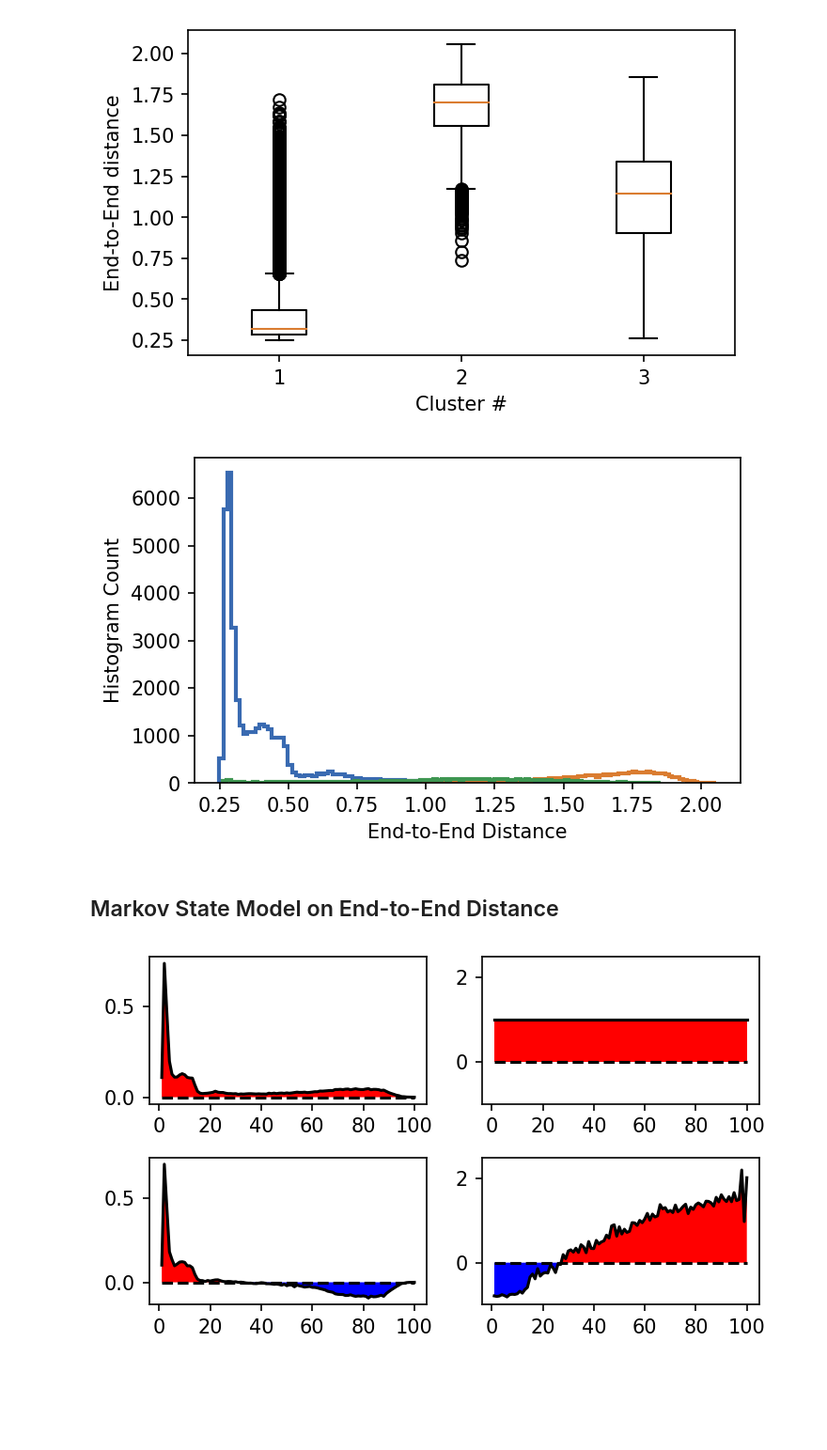
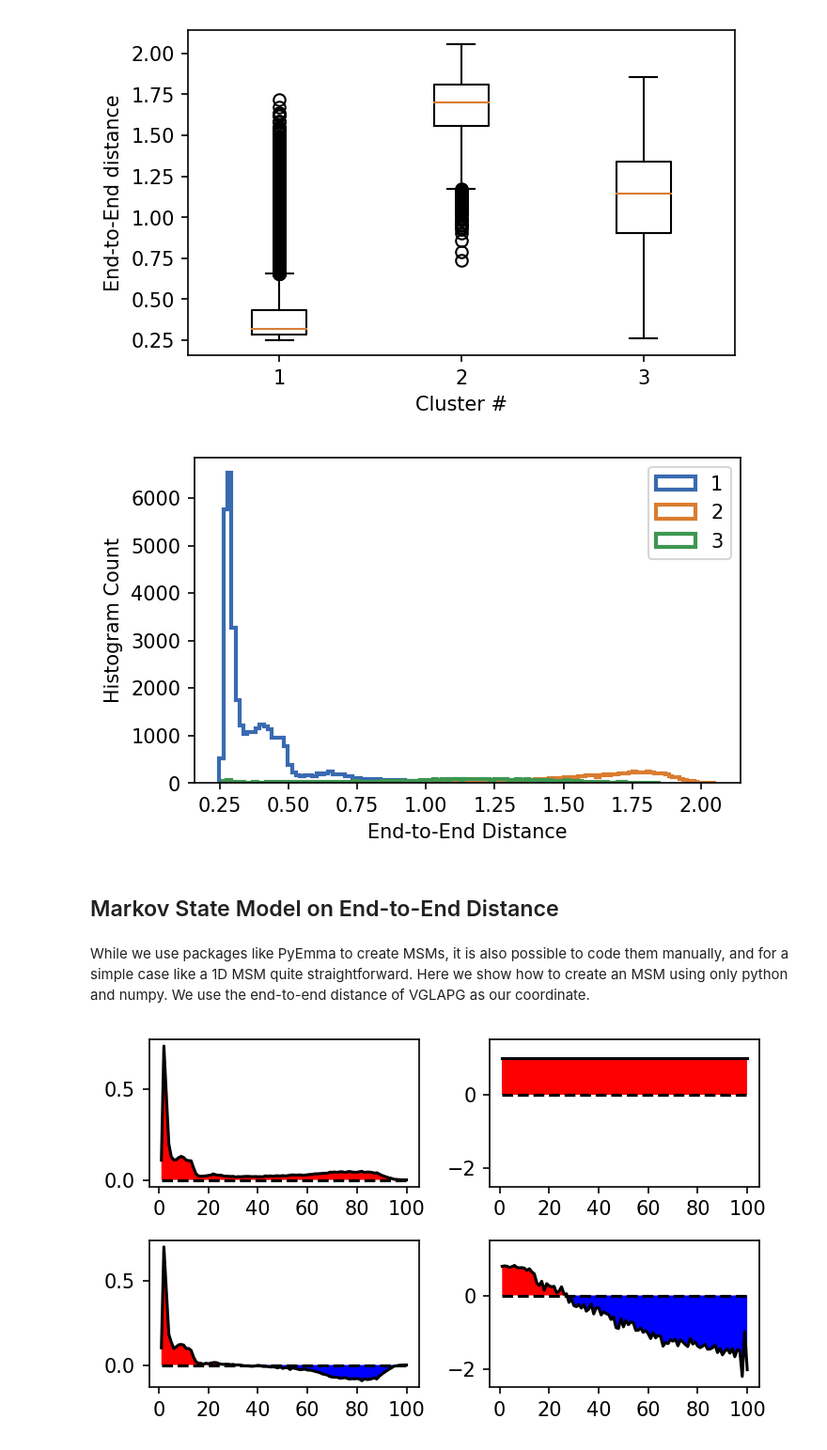
Before and after one commit to janjoswig/AlgoSB2021, a Jupyter notebook: example/example_VGLAPG.ipynb, the cells around one changed output. Shown: that part at 94% size. Cells and saved outputs as stored; diff of their text form; code cells hidden in the pictures; blank space fills up the shorter version.

```diff
--- a/example/example_VGLAPG.ipynb
+++ b/example/example_VGLAPG.ipynb
@@ -133,3 +144,5 @@ _ = clustering.evaluate()
 [figure]
 # %% [markdown]
 We identified 3 clusters that we can plot in TICA space. Points outside the clusters are considered as noise.
+# %%
+t_cluster_centers = md.load('t_cluster_centers.xtc', top='VGLAPG.pdb')
@@ -208,16 +227,19 @@ plt.show()
 [figure]
 # %%
 fig, ax = plt.subplots()
-ax.hist(ete_data[0], histtype='step', linewidth=2, bins=100)
-ax.hist(ete_data[1], histtype='step', linewidth=2, bins=100)
-ax.hist(ete_data[2], histtype='step', linewidth=2, bins=100)
+ax.hist(ete_data[0], histtype='step', linewidth=2, bins=100, label='1')
+ax.hist(ete_data[1], histtype='step', linewidth=2, bins=100, label='2')
+ax.hist(ete_data[2], histtype='step', linewidth=2, bins=100, label='3')
 ax.set_xlabel('End-to-End Distance')
 ax.set_ylabel('Histogram Count')
+plt.legend()
 plt.show()
 # %% [output]
-[figure, old version]
+[figure, new version]
 # %% [markdown]
 ## Markov State Model on End-to-End Distance
+# %% [markdown]
+While we use packages like PyEmma to create MSMs, it is also possible to code them manually, and for a simple case like a 1D MSM quite straightforward. Here we show how to create an MSM using only python and numpy. We use the end-to-end distance of VGLAPG as our coordinate.
 # %%
 # Load End-to-End Distance Data
 d = md.compute_distances(t[1000::10], [[0, 75]])
@@ -259,15 +281,15 @@ eig_left = np.real(np.linalg.eig(T.T)[1])
 # %%
 fig, axs = plt.subplots(2, 2)
 plot_eigenvector(axs[0][0], eig_left[:, 0])
 plot_eigenvector(axs[1][0], eig_left[:, 1] * -1)
 plot_eigenvector(axs[0][1], eig_right[:, 0] * 10)
-plot_eigenvector(axs[1][1], eig_right[:, 1] * 10)
+plot_eigenvector(axs[1][1], eig_right[:, 1] * -10)
 
 for ax in axs[:, 1]:
-    ax.set_ylim(-1, 2.5)
+    ax.set_ylim(-2.5, 1.5)
 
 for ax in axs.flat:
     ax.set_xticks(np.arange(0, 101, 20))
 plt.tight_layout()
 # %% [output]
-[figure, old version]
+[figure, new version]
```
Also changed, not shown: parts of 9 cells of this notebook, 3 other files.
